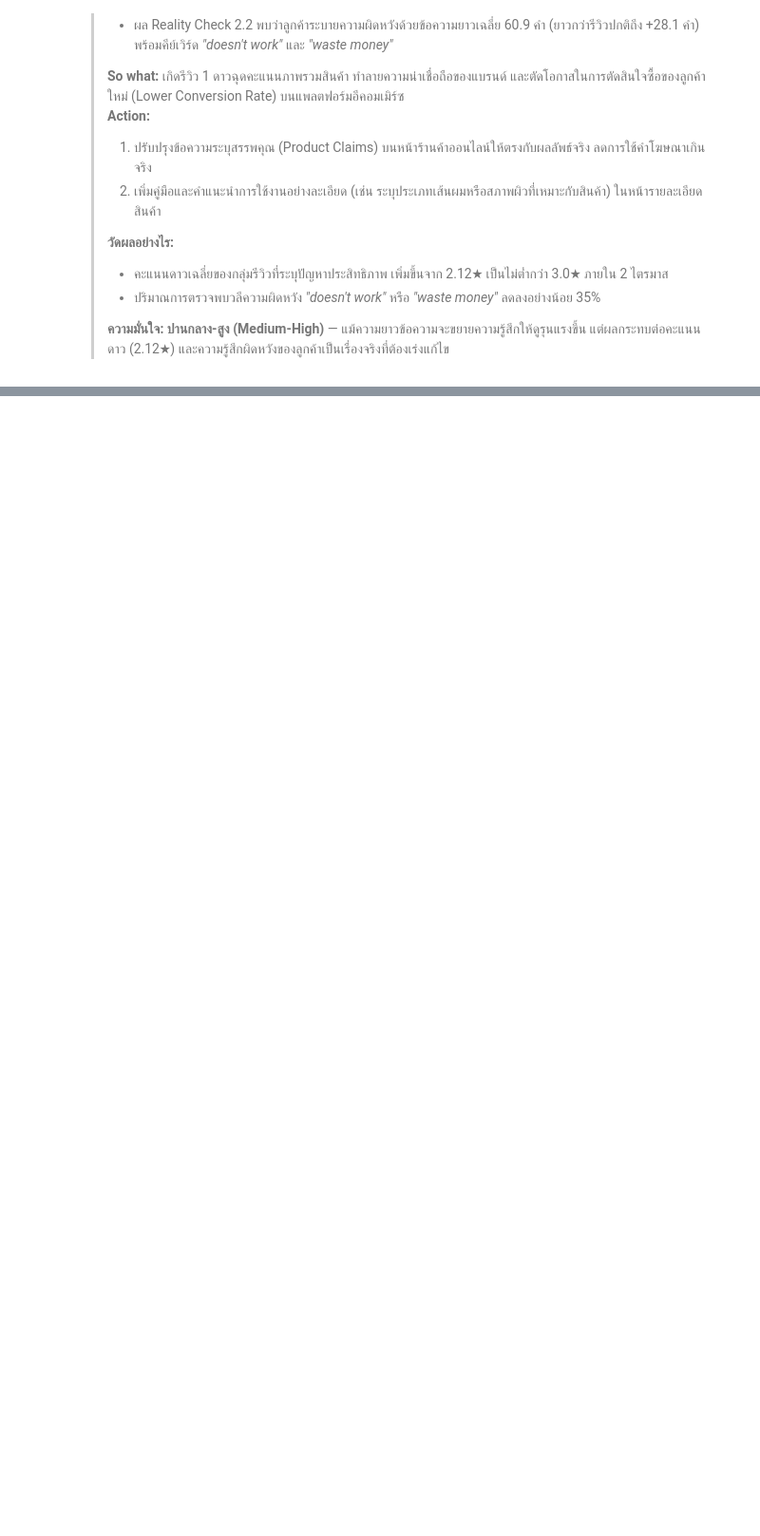
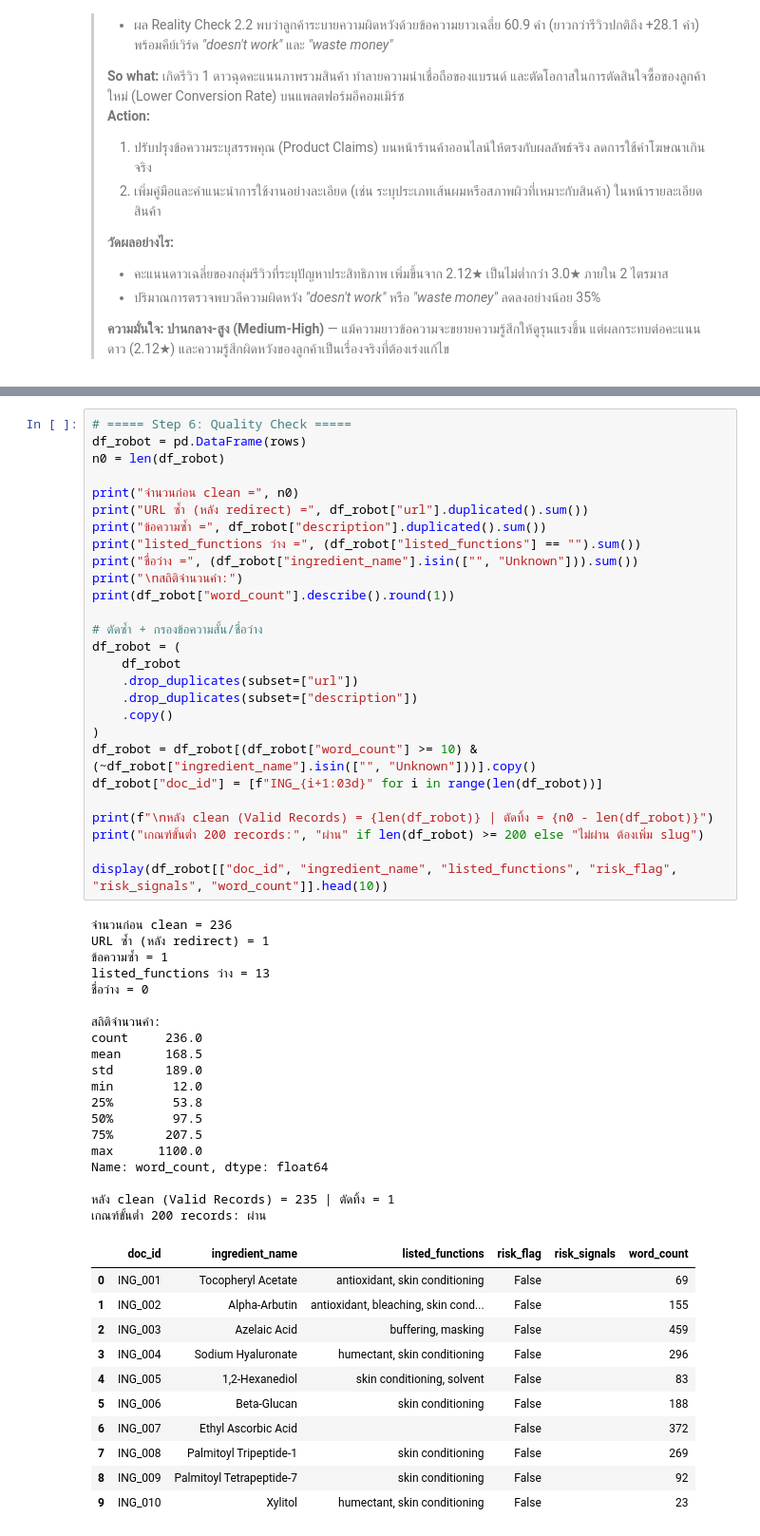
Before and after one commit to Supieiei/Project1_Group7, a Jupyter notebook: Project1_Group7.ipynb, the cells around one changed output, grey strips where cells are left out. Shown at 95% size. Cells and saved outputs as stored; diff of their text form; blank space fills up the shorter version.

```diff
--- a/Project1_Group7.ipynb
+++ b/Project1_Group7.ipynb
@@ -1750,0 +2169,58 @@ print("=" * 75)
+# %%
+# ===== Step 6: Quality Check =====
+df_robot = pd.DataFrame(rows)
+n0 = len(df_robot)
+
+print("จำนวนก่อน clean =", n0)
+print("URL ซ้ำ (หลัง redirect) =", df_robot["url"].duplicated().sum())
+print("ข้อความซ้ำ =", df_robot["description"].duplicated().sum())
+print("listed_functions ว่าง =", (df_robot["listed_functions"] == "").sum())
+print("ชื่อว่าง =", (df_robot["ingredient_name"].isin(["", "Unknown"])).sum())
+print("\nสถิติจำนวนคำ:")
+print(df_robot["word_count"].describe().round(1))
+
+# ตัดซ้ำ + กรองข้อความสั้น/ชื่อว่าง
+df_robot = (
+    df_robot
+    .drop_duplicates(subset=["url"])
+    .drop_duplicates(subset=["description"])
+    .copy()
+)
+df_robot = df_robot[(df_robot["word_count"] >= 10) & (~df_robot["ingredient_name"].isin(["", "Unknown"]))].copy()
+df_robot["doc_id"] = [f"ING_{i+1:03d}" for i in range(len(df_robot))]
+
+print(f"\nหลัง clean (Valid Records) = {len(df_robot)} | ตัดทิ้ง = {n0 - len(df_robot)}")
+print("เกณฑ์ขั้นต่ำ 200 records:", "ผ่าน" if len(df_robot) >= 200 else "ไม่ผ่าน ต้องเพิ่ม slug")
+
+display(df_robot[["doc_id", "ingredient_name", "listed_functions", "risk_flag", "risk_signals", "word_count"]].head(10))
+# %% [output]
+จำนวนก่อน clean = 236
+URL ซ้ำ (หลัง redirect) = 1
+ข้อความซ้ำ = 1
+listed_functions ว่าง = 13
+ชื่อว่าง = 0
+
+สถิติจำนวนคำ:
+count     236.0
+mean      168.5
+std       189.0
+min        12.0
+25%        53.8
+50%        97.5
+75%       207.5
+max      1100.0
+Name: word_count, dtype: float64
+
+หลัง clean (Valid Records) = 235 | ตัดทิ้ง = 1
+เกณฑ์ขั้นต่ำ 200 records: ผ่าน
+|  | doc_id | ingredient_name | listed_functions | risk_flag | risk_signals | word_count |
+| 0 | ING_001 | Tocopheryl Acetate | antioxidant, skin conditioning | False |  | 69 |
+| 1 | ING_002 | Alpha-Arbutin | antioxidant, bleaching, skin cond... | False |  | 155 |
+| 2 | ING_003 | Azelaic Acid | buffering, masking | False |  | 459 |
+| 3 | ING_004 | Sodium Hyaluronate | humectant, skin conditioning | False |  | 296 |
+| 4 | ING_005 | 1,2-Hexanediol | skin conditioning, solvent | False |  | 83 |
+| 5 | ING_006 | Beta-Glucan | skin conditioning | False |  | 188 |
+| 6 | ING_007 | Ethyl Ascorbic Acid |  | False |  | 372 |
+| 7 | ING_008 | Palmitoyl Tripeptide-1 | skin conditioning | False |  | 269 |
+| 8 | ING_009 | Palmitoyl Tetrapeptide-7 | skin conditioning | False |  | 92 |
+| 9 | ING_010 | Xylitol | humectant, skin conditioning | False |  | 23 |
```
Also changed, not shown: parts of 14 cells of this notebook.
